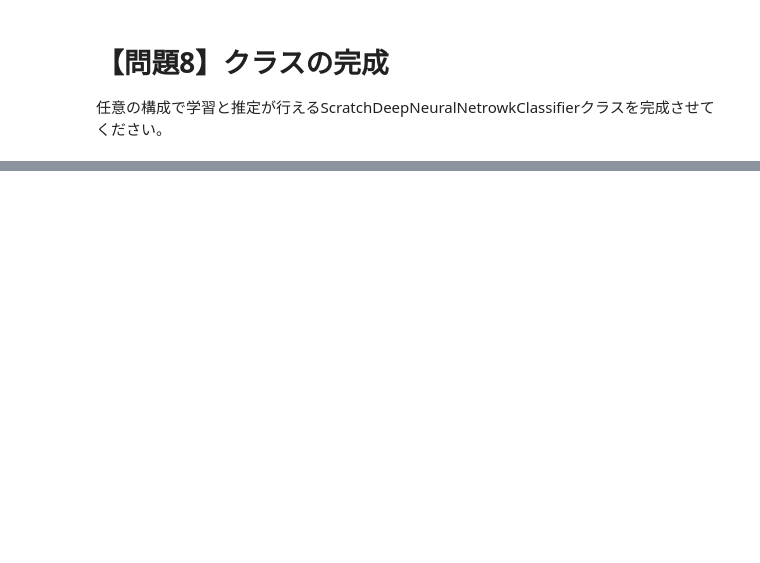
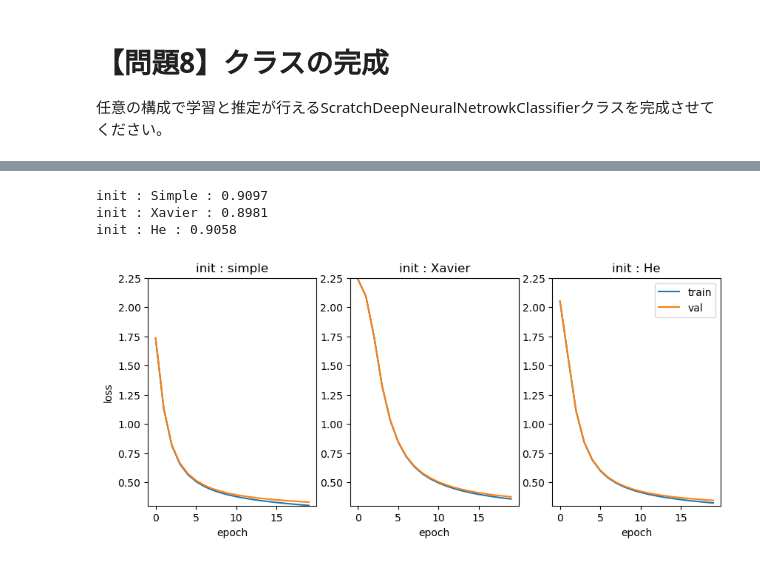
Before and after one commit to satoshi-MTS/DIC_Deep_Nueral_network, a Jupyter notebook: submit.ipynb, the cells around one changed output, grey strips where cells are left out. Cells and saved outputs as stored; diff of their text form; code cells hidden in the pictures; blank space fills up the shorter version.

```diff
--- a/submit.ipynb
+++ b/submit.ipynb
@@ -670,0 +911,3 @@ array([2.3632448 , 2.34786935, 2.33917457, 2.33553228, 2.33280891,
+# %%
+Xavier_sigmoid_SGD = ScratchDeepNeuralNetrowkClassifier(n_nodes1=400, n_nodes2=200, n_output=10, verbose=False)
+Xavier_sigmoid_SGD.fit(X_train[:10000], y_train_one_hot[:10000], X_val=X_val, y_val=y_val_one_hot)
@@ -670,0 +1069,3 @@ array([2.3632448 , 2.34786935, 2.33917457, 2.33553228, 2.33280891,
+# %%
+He_sigmoid_SGD = ScratchDeepNeuralNetrowkClassifier(n_nodes1=400, n_nodes2=200, n_output=10, verbose=False)
+He_sigmoid_SGD.fit(X_train[:10000], y_train_one_hot[:10000],  X_val=X_val, y_val=y_val_one_hot)
@@ -670,0 +1074,37 @@ array([2.3632448 , 2.34786935, 2.33917457, 2.33553228, 2.33280891,
+# %%
+print('init : Simple : {}'.format(accuracy_score(y_test, Simple_sigmoid_SGD.predict(X_test))))
+print('init : Xavier : {}'.format(accuracy_score(y_test, Xavier_sigmoid_SGD.predict(X_test))))
+print('init : He : {}'.format(accuracy_score(y_test, He_sigmoid_SGD.predict(X_test))))
+# %% [output]
+init : Simple : 0.9097
+init : Xavier : 0.8981
+init : He : 0.9058
+# %%
+plt.figure(figsize=(10, 4))
+
+plt.subplot(131)
+plt.ylim(0.3, 2.25)
+plt.plot(np.arange(Simple_sigmoid_SGD.epoch), Simple_sigmoid_SGD.loss_train, label='train')
+plt.plot(np.arange(Simple_sigmoid_SGD.epoch), Simple_sigmoid_SGD.loss_val, label='val')
+plt.title('init : simple')
+plt.xlabel('epoch')
+plt.ylabel('loss')
+
+plt.subplot(132)
+plt.ylim(0.3, 2.25)
+plt.plot(np.arange(Xavier_sigmoid_SGD.epoch), Xavier_sigmoid_SGD.loss_train, label='train')
+plt.plot(np.arange(Xavier_sigmoid_SGD.epoch), Xavier_sigmoid_SGD.loss_val, label='val')
+plt.title('init : Xavier')
+plt.xlabel('epoch')
+
+plt.subplot(133)
+plt.ylim(0.3, 2.25)
+plt.plot(np.arange(He_sigmoid_SGD.epoch), He_sigmoid_SGD.loss_train, label='train')
+plt.plot(np.arange(He_sigmoid_SGD.epoch), He_sigmoid_SGD.loss_val, label='val')
+plt.title('init : He')
+plt.xlabel('epoch')
+
+plt.legend()
+plt.show();
+# %% [output]
+[figure, added]
```
Also changed, not shown: parts of 49 cells of this notebook.
